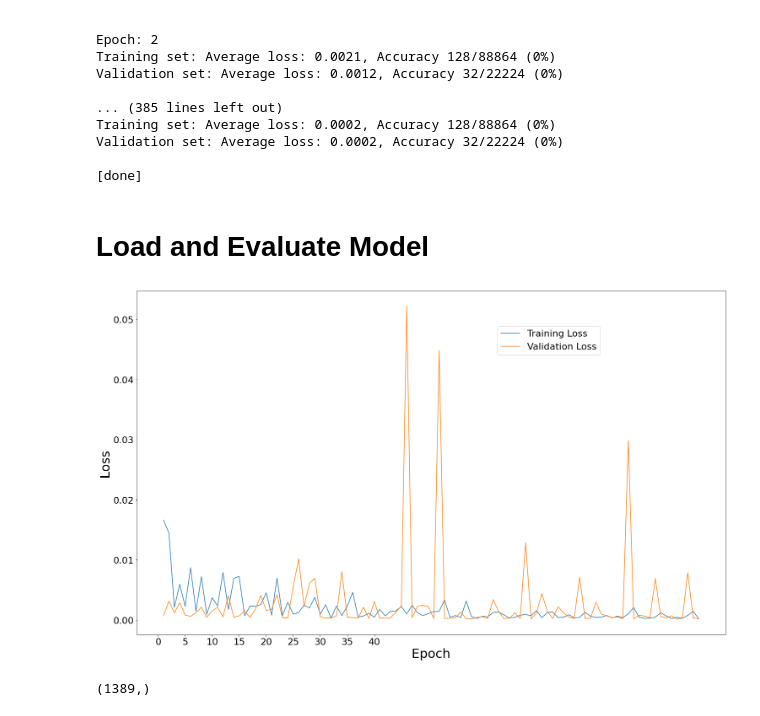
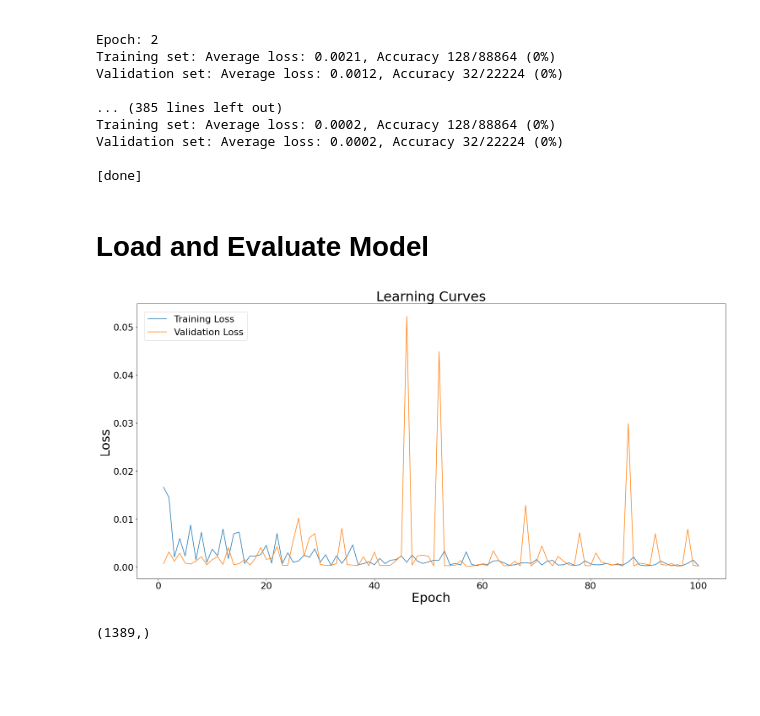
Before and after one commit to lqwdev/ai349-project, a Jupyter notebook: src/ff-model.ipynb, the cells around one changed output. Drawn from its saved outputs; the diff is of its cells as text; code cells hidden in the pictures; blank space fills up the shorter version.

```diff
--- a/src/ff-model.ipynb
+++ b/src/ff-model.ipynb
@@ -215,2 +212,0 @@ torch.save(model.state_dict(), 'models/ff1')
-# %% [markdown]
-# Load and Evaluate Model
@@ -217,18 +215,21 @@ torch.save(model.state_dict(), 'models/ff1')
+# %% [markdown]
+# Load and Evaluate Model
 # %%
-plt.figure(figsize=(25,15))
+plt.figure(figsize=(25,12))
 
 epoches = list(range(1,len(train_losses)+1))
 plt.plot(epoches, train_losses, label='Training Loss')
 plt.plot(epoches, valid_losses, label='Validation Loss')
 
-plt.legend(loc='lower center', bbox_to_anchor=(0.7, 0.8), fontsize=22)
-plt.xticks(range(0,41,5), fontsize=22)
+plt.legend(loc='lower center', bbox_to_anchor=(0.1, 0.85), fontsize=22)
+plt.title('Learning Curves', fontsize=32)
+plt.xticks(fontsize=22)
 plt.yticks(fontsize=22)
 plt.xlabel('Epoch', fontsize=30)
 plt.ylabel('Loss', fontsize=30)
 plt.show()
 # %% [output]
-[figure, old version]
+[figure, new version]
 # %%
 pred = model(valid_data[:][0])
 pred = pred.detach().numpy().squeeze(1)
```
Also changed, not shown: parts of 14 cells of this notebook, 3 other files.
